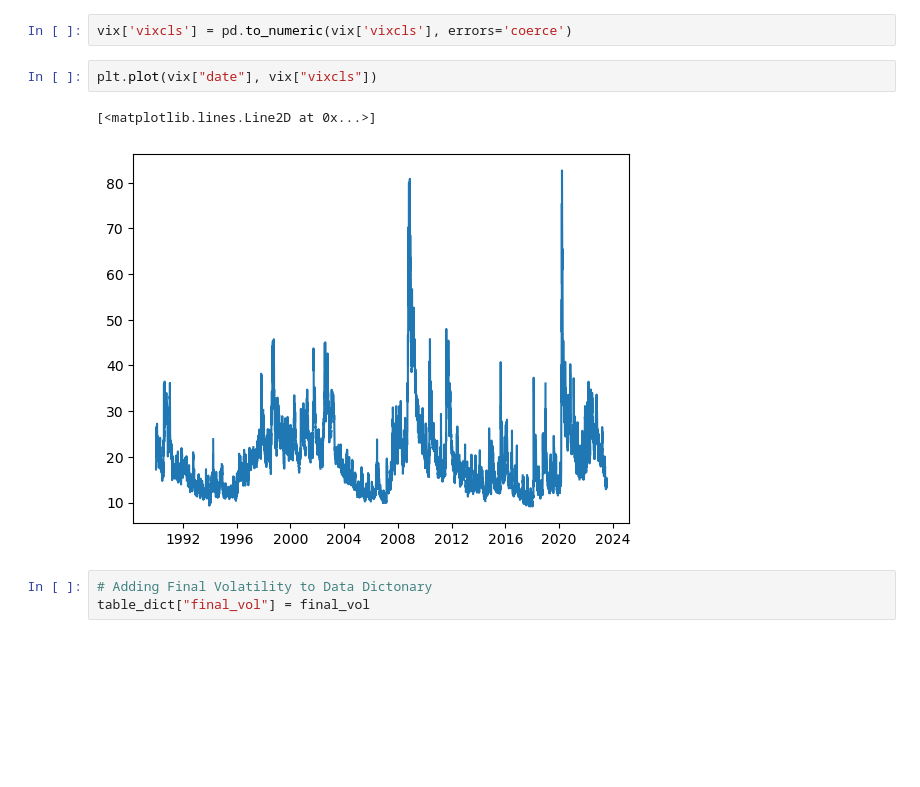
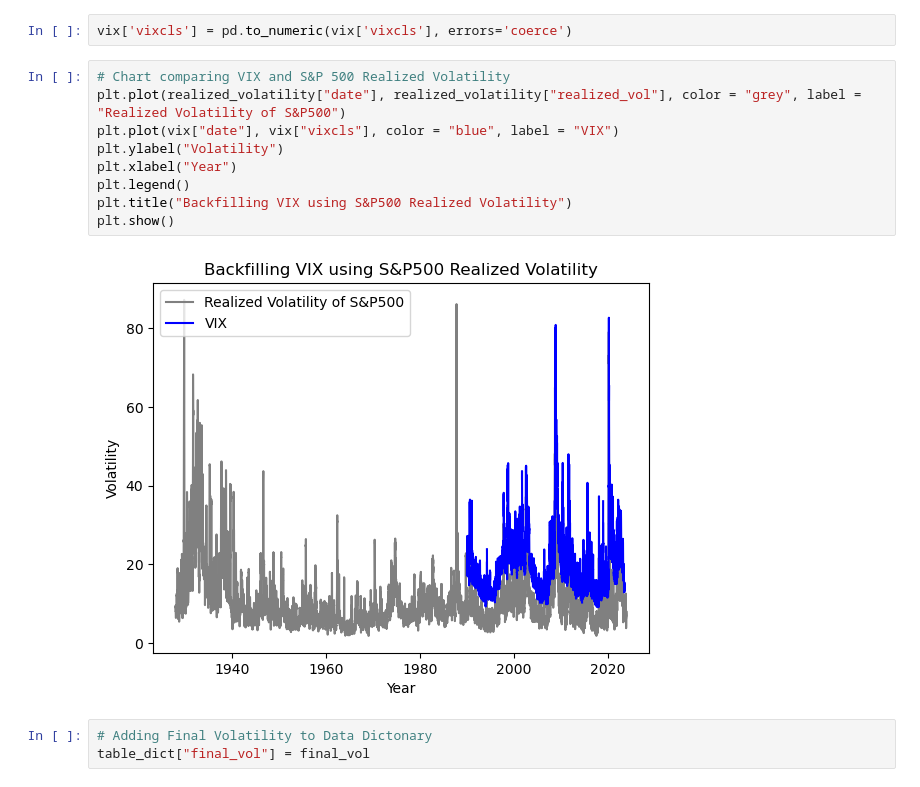
Before and after one commit to Peter-Lyu0921/Recession-Model, a Jupyter notebook: Recession Prediction Data Import and Manipulation.ipynb, the cells around one changed output. Drawn from its saved outputs; the diff is of its cells as text; blank space fills up the shorter version.

```diff
--- a/Recession Prediction Data Import and Manipulation.ipynb
+++ b/Recession Prediction Data Import and Manipulation.ipynb
@@ -229,10 +226,16 @@ plt.plot(realized_volatility["date"],realized_volatility["realized_vol"])
 # %%
 vix['vixcls'] = pd.to_numeric(vix['vixcls'], errors='coerce')
 # %%
-plt.plot(vix["date"], vix["vixcls"])
+# Chart comparing VIX and S&P 500 Realized Volatility
+plt.plot(realized_volatility["date"], realized_volatility["realized_vol"], color = "grey", label = "Realized Volatility of S&P500")
+plt.plot(vix["date"], vix["vixcls"], color = "blue", label = "VIX")
+plt.ylabel("Volatility")
+plt.xlabel("Year")
+plt.legend()
+plt.title("Backfilling VIX using S&P500 Realized Volatility")
+plt.show()
 # %% [output]
-[<matplotlib.lines.Line2D at 0x...>]
-[figure, old version]
+[figure, new version]
 # %%
 # Adding Final Volatility to Data Dictonary
 table_dict["final_vol"] = final_vol
```
Also changed, not shown: parts of 10 cells of this notebook, 6 other files.
